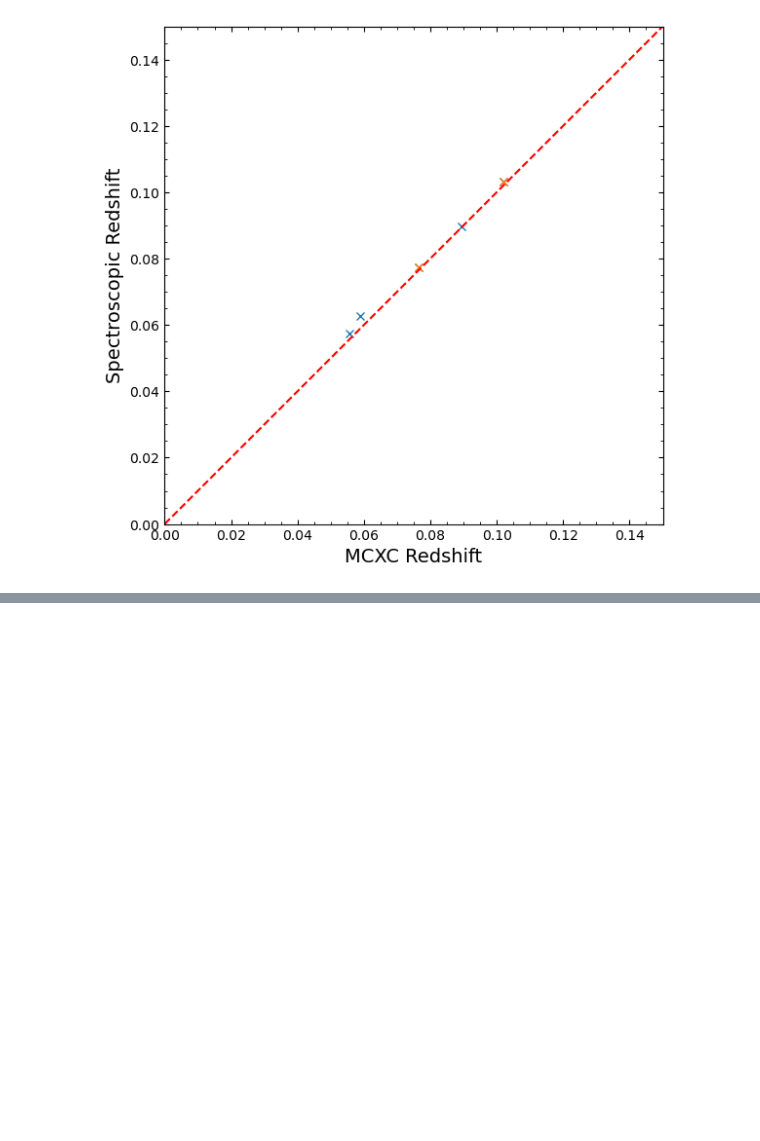
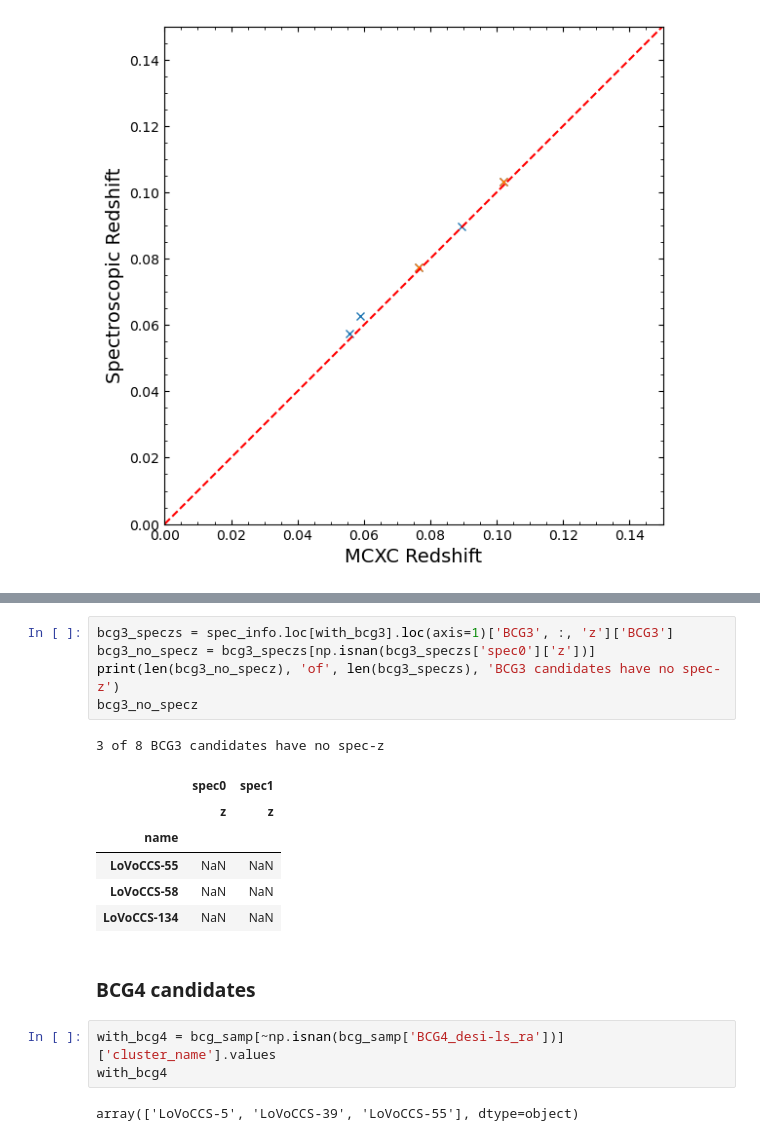
Before and after one commit to LoVoCCS/LoVoCCS-BCG-Ident, a Jupyter notebook: STEP3-compare_bcg_redshifts_to_cluster.ipynb, the cells around one changed output, grey strips where cells are left out. Drawn from its saved outputs; the diff is of its cells as text; blank space fills up the shorter version.

```diff
--- a/STEP3-compare_bcg_redshifts_to_cluster.ipynb
+++ b/STEP3-compare_bcg_redshifts_to_cluster.ipynb
@@ -537,0 +748,20 @@ plt.show()
+# %%
+bcg3_speczs = spec_info.loc[with_bcg3].loc(axis=1)['BCG3', :, 'z']['BCG3']
+bcg3_no_specz = bcg3_speczs[np.isnan(bcg3_speczs['spec0']['z'])]
+print(len(bcg3_no_specz), 'of', len(bcg3_speczs), 'BCG3 candidates have no spec-z')
+bcg3_no_specz
+# %% [output]
+3 of 8 BCG3 candidates have no spec-z
+|  | spec0 | spec1 |
+|  | z | z |
+| name |  |  |
+| LoVoCCS-55 | NaN | NaN |
+| LoVoCCS-58 | NaN | NaN |
+| LoVoCCS-134 | NaN | NaN |
+# %% [markdown]
+### BCG4 candidates
+# %%
+with_bcg4 = bcg_samp[~np.isnan(bcg_samp['BCG4_desi-ls_ra'])]['cluster_name'].values
+with_bcg4
+# %% [output]
+array(['LoVoCCS-5', 'LoVoCCS-39', 'LoVoCCS-55'], dtype=object)
```
Also changed, not shown: parts of 32 cells of this notebook.
